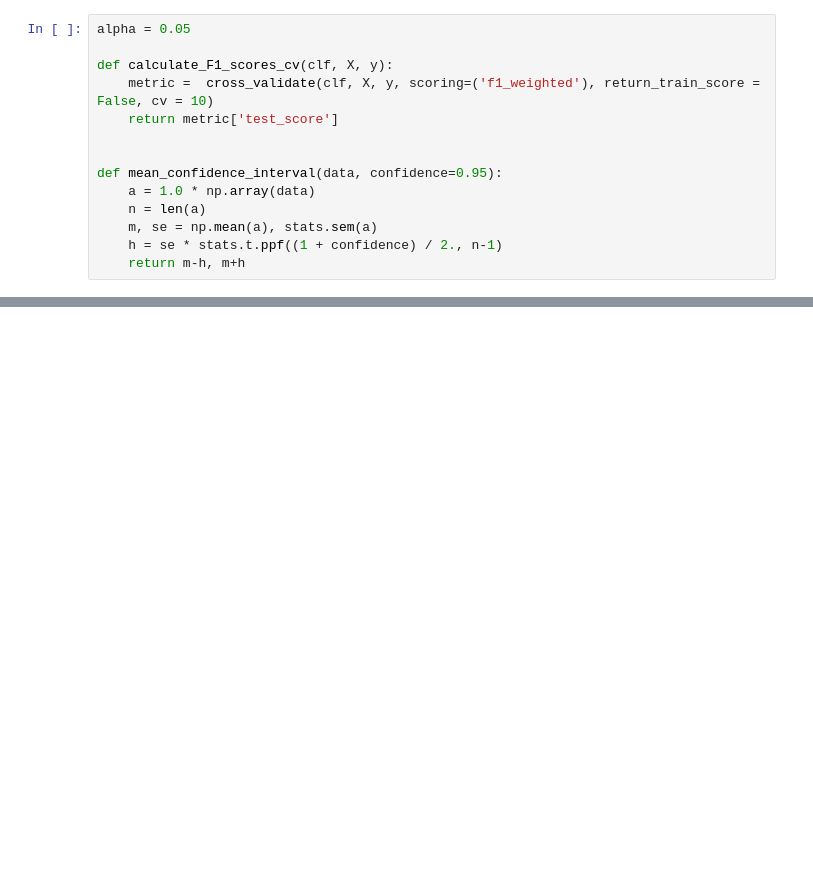
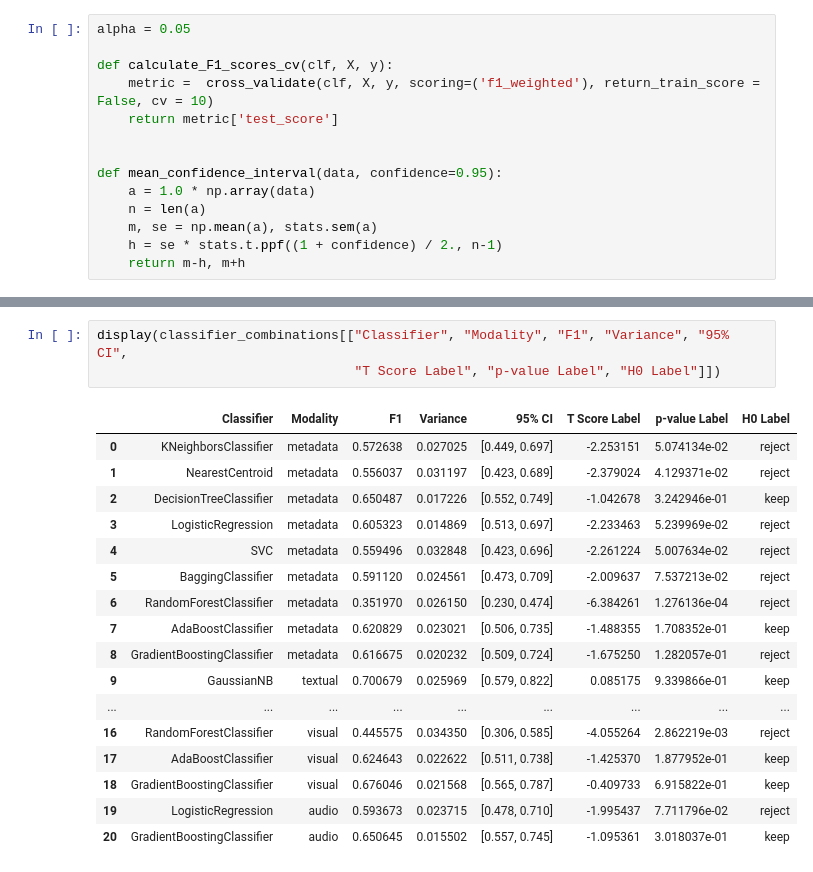
Before and after one commit to patrickFuerst/CoE_task, a Jupyter notebook: classifier_selection.ipynb, the cells around one changed output, grey strips where cells are left out. Drawn from its saved outputs; the diff is of its cells as text; blank space fills up the shorter version.

```diff
--- a/classifier_selection.ipynb
+++ b/classifier_selection.ipynb
@@ -2311,0 +2364,21 @@ Name: F1 scores, dtype: object
+# %%
+display(classifier_combinations[["Classifier", "Modality", "F1", "Variance", "95% CI",
+                                 "T Score Label", "p-value Label", "H0 Label"]])
+# %% [output]
+|  | Classifier | Modality | F1 | Variance | 95% CI | T Score Label | p-value Label | H0 Label |
+| 0 | KNeighborsClassifier | metadata | 0.572638 | 0.027025 | [0.449, 0.697] | -2.253151 | 5.074134e-02 | reject |
+| 1 | NearestCentroid | metadata | 0.556037 | 0.031197 | [0.423, 0.689] | -2.379024 | 4.129371e-02 | reject |
+| 2 | DecisionTreeClassifier | metadata | 0.650487 | 0.017226 | [0.552, 0.749] | -1.042678 | 3.242946e-01 | keep |
+| 3 | LogisticRegression | metadata | 0.605323 | 0.014869 | [0.513, 0.697] | -2.233463 | 5.239969e-02 | reject |
+| 4 | SVC | metadata | 0.559496 | 0.032848 | [0.423, 0.696] | -2.261224 | 5.007634e-02 | reject |
+| 5 | BaggingClassifier | metadata | 0.591120 | 0.024561 | [0.473, 0.709] | -2.009637 | 7.537213e-02 | reject |
+| 6 | RandomForestClassifier | metadata | 0.351970 | 0.026150 | [0.230, 0.474] | -6.384261 | 1.276136e-04 | reject |
+| 7 | AdaBoostClassifier | metadata | 0.620829 | 0.023021 | [0.506, 0.735] | -1.488355 | 1.708352e-01 | keep |
+| 8 | GradientBoostingClassifier | metadata | 0.616675 | 0.020232 | [0.509, 0.724] | -1.675250 | 1.282057e-01 | reject |
+| 9 | GaussianNB | textual | 0.700679 | 0.025969 | [0.579, 0.822] | 0.085175 | 9.339866e-01 | keep |
+| ... | ... | ... | ... | ... | ... | ... | ... | ... |
+| 16 | RandomForestClassifier | visual | 0.445575 | 0.034350 | [0.306, 0.585] | -4.055264 | 2.862219e-03 | reject |
+| 17 | AdaBoostClassifier | visual | 0.624643 | 0.022622 | [0.511, 0.738] | -1.425370 | 1.877952e-01 | keep |
+| 18 | GradientBoostingClassifier | visual | 0.676046 | 0.021568 | [0.565, 0.787] | -0.409733 | 6.915822e-01 | keep |
+| 19 | LogisticRegression | audio | 0.593673 | 0.023715 | [0.478, 0.710] | -1.995437 | 7.711796e-02 | reject |
+| 20 | GradientBoostingClassifier | audio | 0.650645 | 0.015502 | [0.557, 0.745] | -1.095361 | 3.018037e-01 | keep |
```
Also changed, not shown: parts of 23 cells of this notebook.
